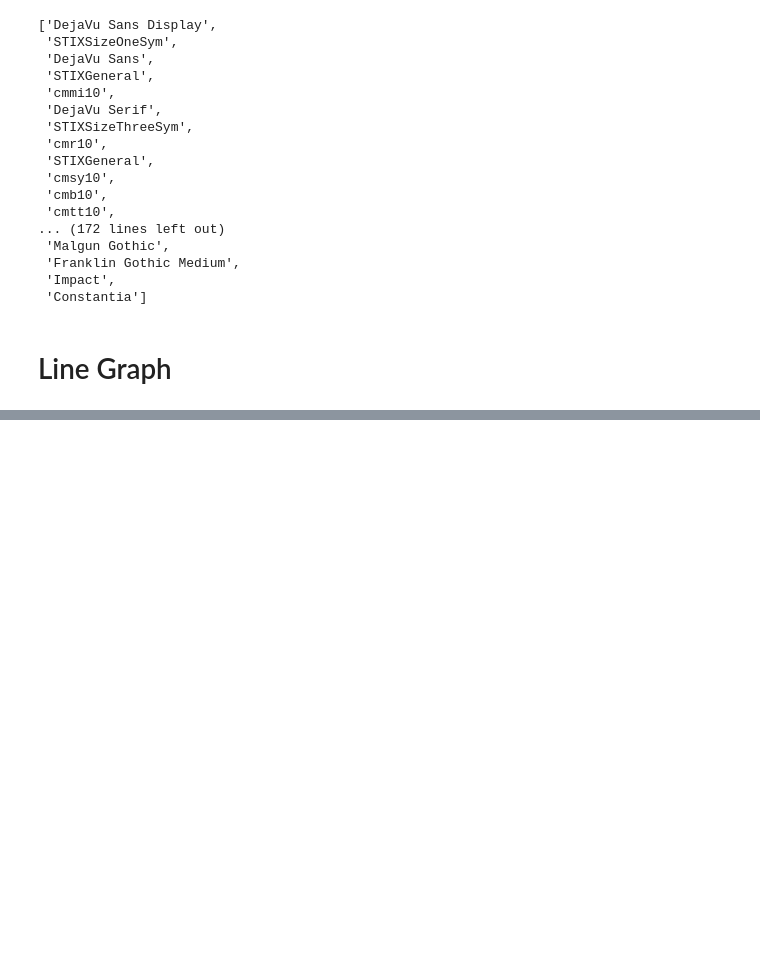
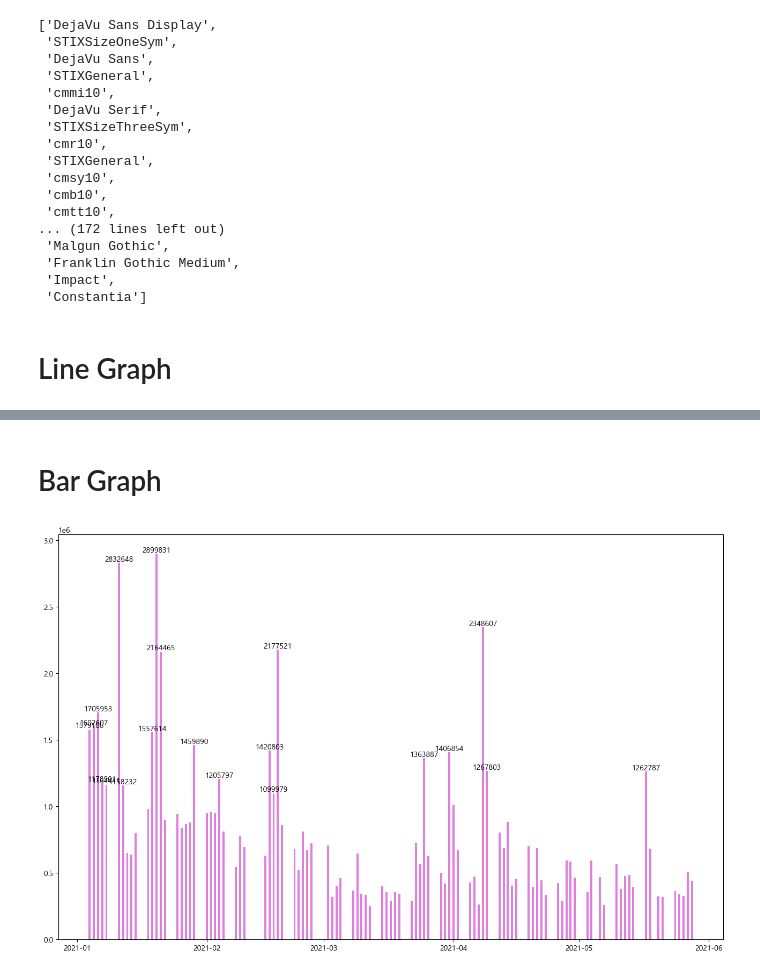
Before and after one commit to iop2000win/Basic, a Jupyter notebook: Visualization_Basic.ipynb, the cells around one changed output, grey strips where cells are left out. Saved outputs shown, nothing was run; the diff lists cells and outputs as text; code cells hidden in the pictures; blank space fills up the shorter version.

```diff
--- a/Visualization_Basic.ipynb
+++ b/Visualization_Basic.ipynb
@@ -117,0 +187,18 @@ plt.show()
+# %% [markdown]
+# Bar Graph
+# %%
+fig, ax = plt.subplots(1, 1, figsize = (16, 10), dpi = 100)
+
+bar1 = ax.bar(ent_df['Date'],
+               ent_df['Volume'],
+               width = 0.5, # 막대의 두께, barh에서는 height
+               color = 'm',
+               alpha = 0.5)
+
+# text 삽입
+for idx, vol in ent_df.loc[ent_df['Volume'] > ent_df['Volume'].quantile(0.8)][['Date', 'Volume']].values:
+    ax.text(idx, vol + 1000, vol,
+            ha = 'center',
+            va = 'bottom')
+# %% [output]
+[figure, added]
```
Also changed, not shown: parts of 13 cells of this notebook.
